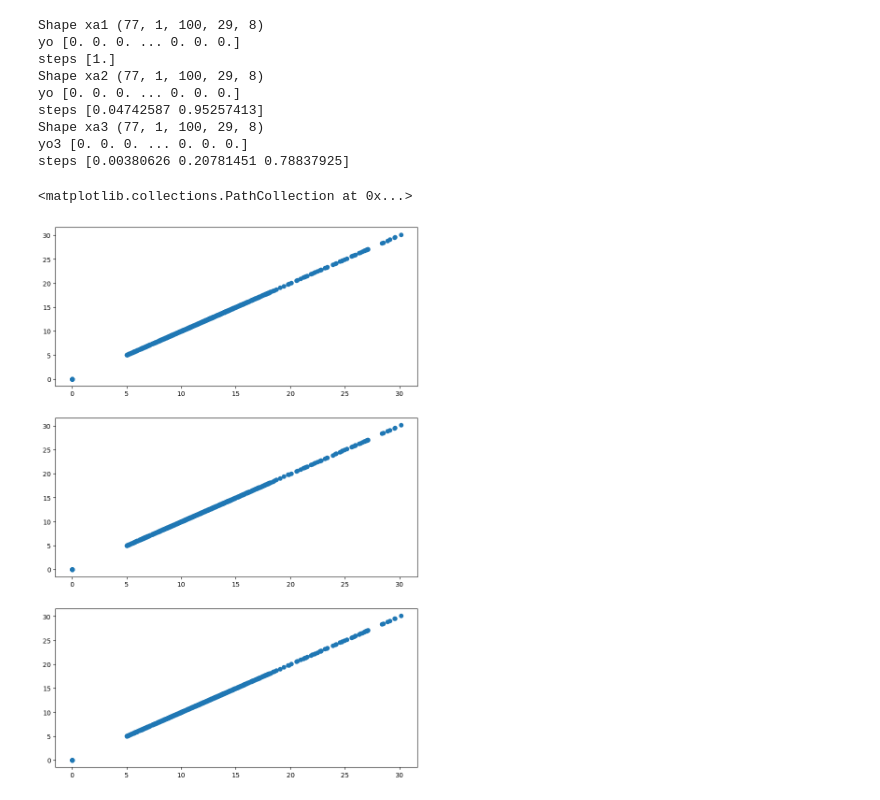
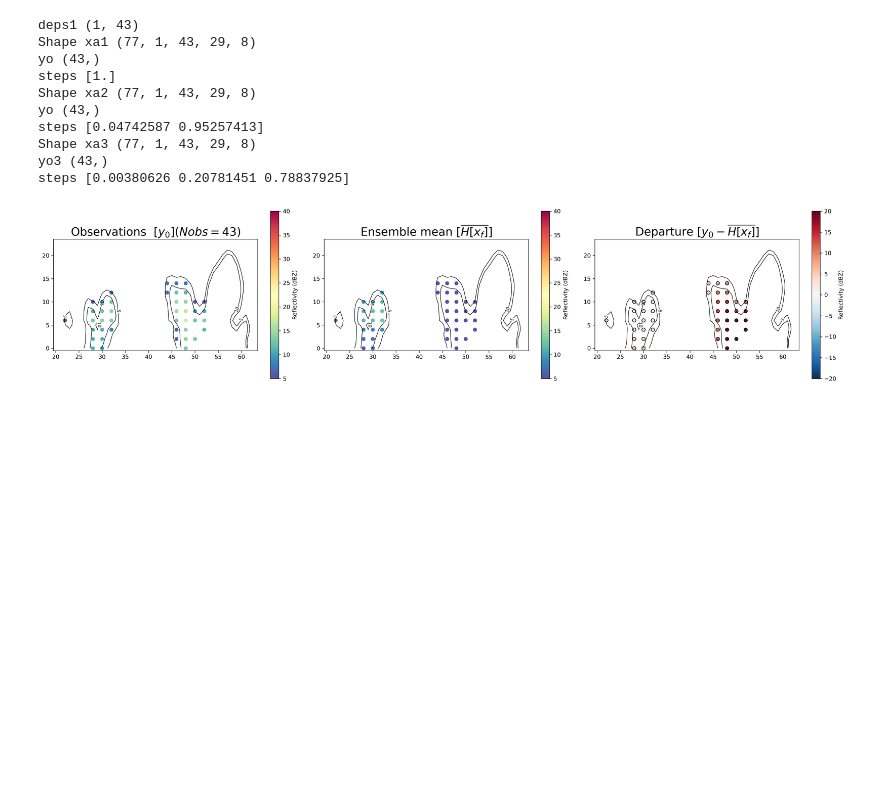
Before and after one commit to jgacituag/wrf_python_assimilation, a Jupyter notebook: io/Plot_Evaluate_output_multiple_obs.ipynb, the cells around one changed output. Drawn from its saved outputs; the diff is of its cells as text; code cells hidden in the pictures; blank space fills up the shorter version.

```diff
--- a/io/Plot_Evaluate_output_multiple_obs.ipynb
+++ b/io/Plot_Evaluate_output_multiple_obs.ipynb
@@ -2,11 +2,11 @@
 import numpy as np
 import matplotlib.pyplot as plt
 
-path = "/home/jorge.gacitua/datosdemerzel/wrf_python_Assimilation/data/runs/full2d_multicycle/"
+path = "/home/jorge.gacitua/datosmunin/wrf_python_Assimilation/data/runs/full2d_multicycle/"
 
-path1 =  f'{path}Multicycle_v1_2023-12-16_19:00:00_temp1_alpha2_kindFULL_2D.npz'
-path2 =  f'{path}Multicycle_v1_2023-12-16_19:00:00_temp2_alpha2_kindFULL_2D.npz'
-path3 =  f'{path}Multicycle_v1_2023-12-16_19:00:00_temp3_alpha2_kindFULL_2D.npz'
+path1 =  f'{path}Multicycle_v2_2023-12-16_19:00:00_temp1_alpha2_Loc5_True19_kindFULL_2D.npz'
+path2 =  f'{path}Multicycle_v2_2023-12-16_19:00:00_temp2_alpha2_Loc5_True19_kindFULL_2D.npz'
+path3 =  f'{path}Multicycle_v2_2023-12-16_19:00:00_temp3_alpha2_Loc5_True19_kindFULL_2D.npz'
 
 data1 = np.load(path1)
 data2 = np.load(path2)
@@ -15,30 +15,58 @@ data3 = np.load(path3)
 xa1    = data1['xa'][:]
 yo1    = data1['yo'][:]
 atemp1 = data1['steps'][:]
+ox1,oy1,oz1 = data1['ox'][:], data1['oy'][:], data1['oz'][:]
+deps1 = data1['deps'][:]
+print('deps1', deps1.shape)
 print('Shape xa1', xa1.shape)
-print(f'yo {yo1}')
+print(f'yo {yo1.shape}')
 print(f'steps {atemp1}')
 
 xa2    = data2['xa'][:]
 yo2    = data2['yo'][:]
 atemp2 = data2['steps'][:]
+ox2,oy2,oz2 = data2['ox'][:], data2['oy'][:], data2['oz'][:]
+deps2 = data2['deps'][:]
 print('Shape xa2', xa2.shape)
-print(f'yo {yo2}')
+print(f'yo {yo2.shape}')
 print(f'steps {atemp2}')
 
 xa3    = data3['xa'][:]
 yo3    = data3['yo'][:]
 atemp3 = data3['steps'][:]
+ox3,oy3,oz3 = data3['ox'][:], data3['oy'][:], data3['oz'][:]
+deps3 = data3['deps'][:]
 print('Shape xa3', xa3.shape)
-print(f'yo3 {yo3}')
+print(f'yo3 {yo3.shape}')
 print(f'steps {atemp3}')
 # %% [output]
-Shape xa1 (77, 1, 100, 29, 8)
-yo [0. 0. 0. ... 0. 0. 0.]
+deps1 (1, 43)
+Shape xa1 (77, 1, 43, 29, 8)
+yo (43,)
 steps [1.]
-Shape xa2 (77, 1, 100, 29, 8)
-yo [0. 0. 0. ... 0. 0. 0.]
+Shape xa2 (77, 1, 43, 29, 8)
+yo (43,)
 steps [0.04742587 0.95257413]
-Shape xa3 (77, 1, 100, 29, 8)
-yo3 [0. 0. 0. ... 0. 0. 0.]
+Shape xa3 (77, 1, 43, 29, 8)
+yo3 (43,)
 steps [0.00380626 0.20781451 0.78837925]
+# %%
+import sys, pathlib
+REPO_ROOT = "/home/jorge.gacitua/datosmunin/wrf_python_Assimilation/fortran"
+if str(REPO_ROOT) not in sys.path:
+    sys.path.insert(0, str(REPO_ROOT))
+from cletkf_wloc import common_da as cda
+
+truth = data1['truth'][:]
+xn,yn,zn = xa1.shape[0:3]
+ref = np.zeros((xn,yn,zn))
+for xi in np.arange(xn):
+    for yi in np.arange(yn):
+        for zi in np.arange(zn):
+            qr = truth[xi, yi, zi, 1]
+            qs = truth[xi, yi, zi, 2]
+            qg = truth[xi, yi, zi, 0]
+            tt = truth[xi, yi, zi, 3]
+            pp = truth[xi, yi, zi, 4]
+
+            ref[xi,yi,zi] = cda.calc_ref(qr, qs, qg, tt, pp)
@@ -45,8 +153,22 @@ steps [0.00380626 0.20781451 0.78837925]
 # %%
-fig, ax = plt.subplots(3, 1, figsize=(10, 15))
-ax[0].scatter(yo1,yo1)
-ax[1].scatter(yo2,yo2)
-ax[2].scatter(yo3,yo1)
+import numpy as np
+import matplotlib.pyplot as plt
+import sys, pathlib
+REPO_ROOT = "/home/jorge.gacitua/datosmunin/wrf_python_Assimilation/fortran"
+if str(REPO_ROOT) not in sys.path:
+    sys.path.insert(0, str(REPO_ROOT))
+from cletkf_wloc import common_da as cda
+path = "/home/jorge.gacitua/datosmunin/wrf_python_Assimilation/data/runs/full2d_multicycle/"
+alpha=2
+loc=5
+true=19
+path1 =  f'{path}Multicycle_v2_2023-12-16_19:00:00_temp1_alpha{alpha}_Loc{loc}_True{true}_kindFULL_2D.npz'
+path2 =  f'{path}Multicycle_v2_2023-12-16_19:00:00_temp2_alpha{alpha}_Loc{loc}_True{true}_kindFULL_2D.npz'
+path3 =  f'{path}Multicycle_v2_2023-12-16_19:00:00_temp3_alpha{alpha}_Loc{loc}_True{true}_kindFULL_2D.npz'
+
+data1 = np.load(path1)
+data2 = np.load(path2)
+data3 = np.load(path3)
+plot_observations(data1)
 # %% [output]
-<matplotlib.collections.PathCollection at 0x...>
-[figure, old version]
+[figure, new version]
```
Also changed, not shown: parts of 8 cells of this notebook, 11 other files.
